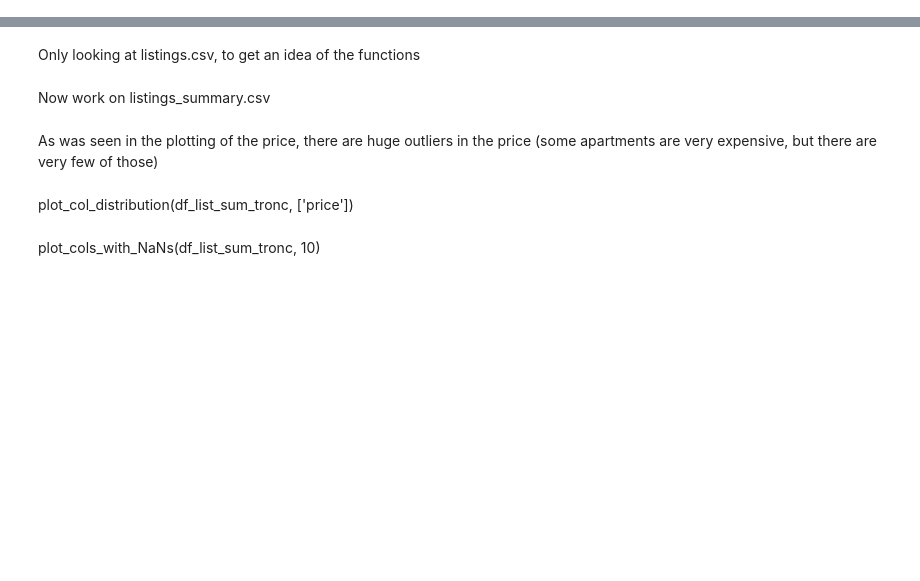
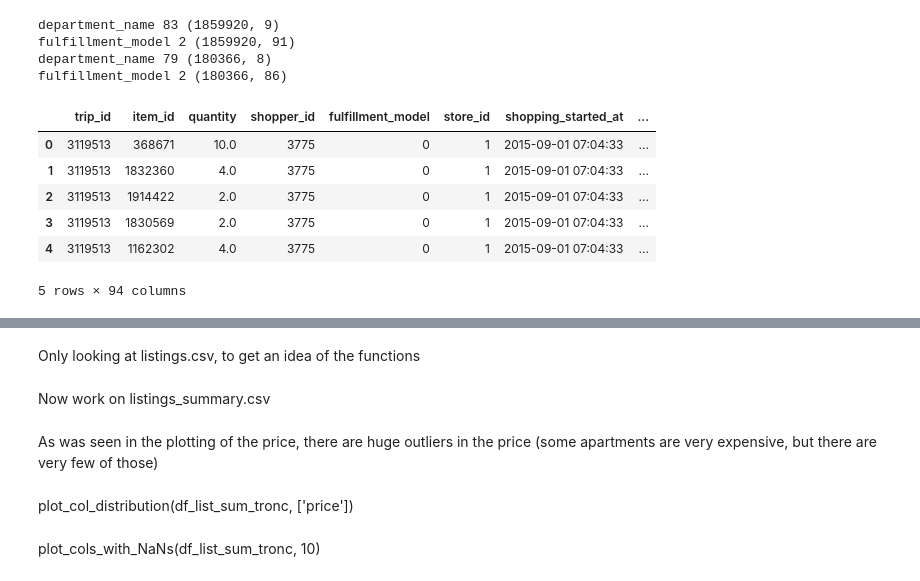
Before and after one commit to arita37/da, a Jupyter notebook: da/shopping_timeseries.ipynb, the cells around one changed output, grey strips where cells are left out. Drawn from its saved outputs; the diff is of its cells as text; code cells hidden in the pictures; blank space fills up the shorter version.

```diff
--- a/da/shopping_timeseries.ipynb
+++ b/da/shopping_timeseries.ipynb
@@ -24,7 +30,0 @@ list_dataframes = [df_neighb, df_list, df_list_sum, df_rev, df_rev_sum]
-# %%
-####  USE THIS
-colnum =
-colcat =
-coldate =
-coltext =  []
-colcat_1hot
@@ -30,0 +41,8 @@ colcat_1hot
+# %%
+df_train  = util_feature.pd_col_to_onehot(df = train, colname = colcat)
+df_test  = util_feature.pd_col_to_onehot(df = test, colname = colcat)
+# %% [output]
+department_name 83 (1859920, 9)
+fulfillment_model 2 (1859920, 91)
+department_name 79 (180366, 8)
+fulfillment_model 2 (180366, 86)
@@ -30,0 +107,14 @@ colcat_1hot
+# %%
+df_frames = [df_train, df_test]
+
+df_full_date = pd.concat(df_frames,sort=False)
+
+df_full_date.head()
+# %% [output]
+|  | trip_id | item_id | quantity | shopper_id | fulfillment_model | store_id | shopping_started_at | ... |
+| 0 | 3119513 | 368671 | 10.0 | 3775 | 0 | 1 | 2015-09-01 07:04:33 | ... |
+| 1 | 3119513 | 1832360 | 4.0 | 3775 | 0 | 1 | 2015-09-01 07:04:33 | ... |
+| 2 | 3119513 | 1914422 | 2.0 | 3775 | 0 | 1 | 2015-09-01 07:04:33 | ... |
+| 3 | 3119513 | 1830569 | 2.0 | 3775 | 0 | 1 | 2015-09-01 07:04:33 | ... |
+| 4 | 3119513 | 1162302 | 4.0 | 3775 | 0 | 1 | 2015-09-01 07:04:33 | ... |
+5 rows × 94 columns
```
Also changed, not shown: parts of 14 cells of this notebook.
